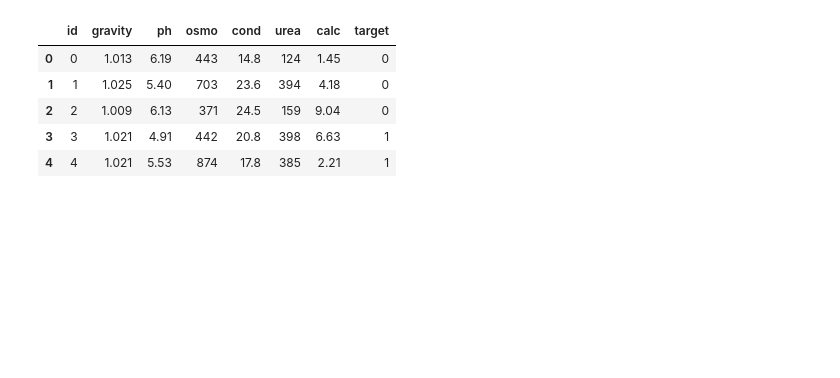
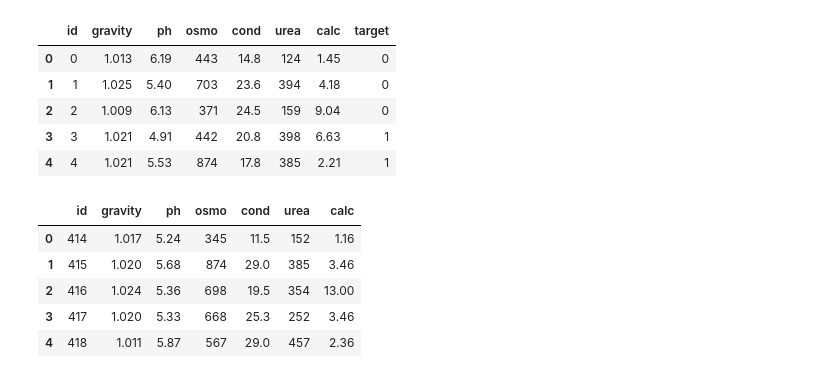
Before and after one commit to reese-quinto/DATA3402.Spring23, a Jupyter notebook: Kaggle/KC_sandbox01.ipynb, the cells around one changed output. Saved outputs shown, nothing was run; the diff lists cells and outputs as text; code cells hidden in the pictures; blank space fills up the shorter version.

```diff
--- a/Kaggle/KC_sandbox01.ipynb
+++ b/Kaggle/KC_sandbox01.ipynb
@@ -21,3 +25,13 @@ train_file.head()
 | 2 | 2 | 1.009 | 6.13 | 371 | 24.5 | 159 | 9.04 | 0 |
 | 3 | 3 | 1.021 | 4.91 | 442 | 20.8 | 398 | 6.63 | 1 |
 | 4 | 4 | 1.021 | 5.53 | 874 | 17.8 | 385 | 2.21 | 1 |
+# %%
+test_file = pd.read_csv(r'test.csv')
+test_file.head()
+# %% [output]
+|  | id | gravity | ph | osmo | cond | urea | calc |
+| 0 | 414 | 1.017 | 5.24 | 345 | 11.5 | 152 | 1.16 |
+| 1 | 415 | 1.020 | 5.68 | 874 | 29.0 | 385 | 3.46 |
+| 2 | 416 | 1.024 | 5.36 | 698 | 19.5 | 354 | 13.00 |
+| 3 | 417 | 1.020 | 5.33 | 668 | 25.3 | 252 | 3.46 |
+| 4 | 418 | 1.011 | 5.87 | 567 | 29.0 | 457 | 2.36 |
```
Also changed, not shown: parts of 3 cells of this notebook.
